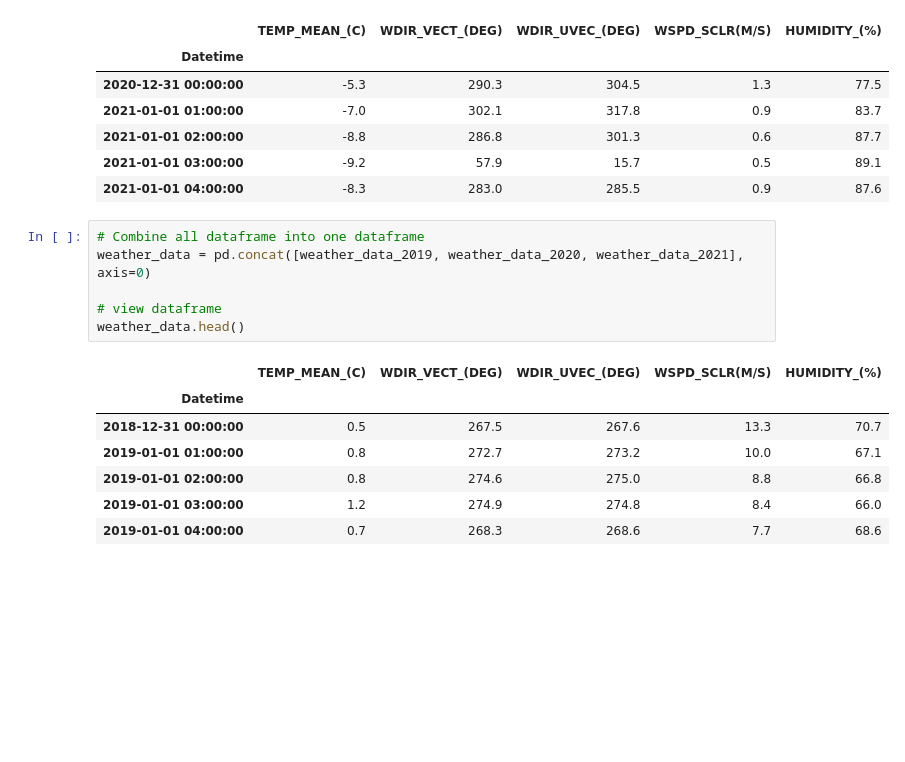
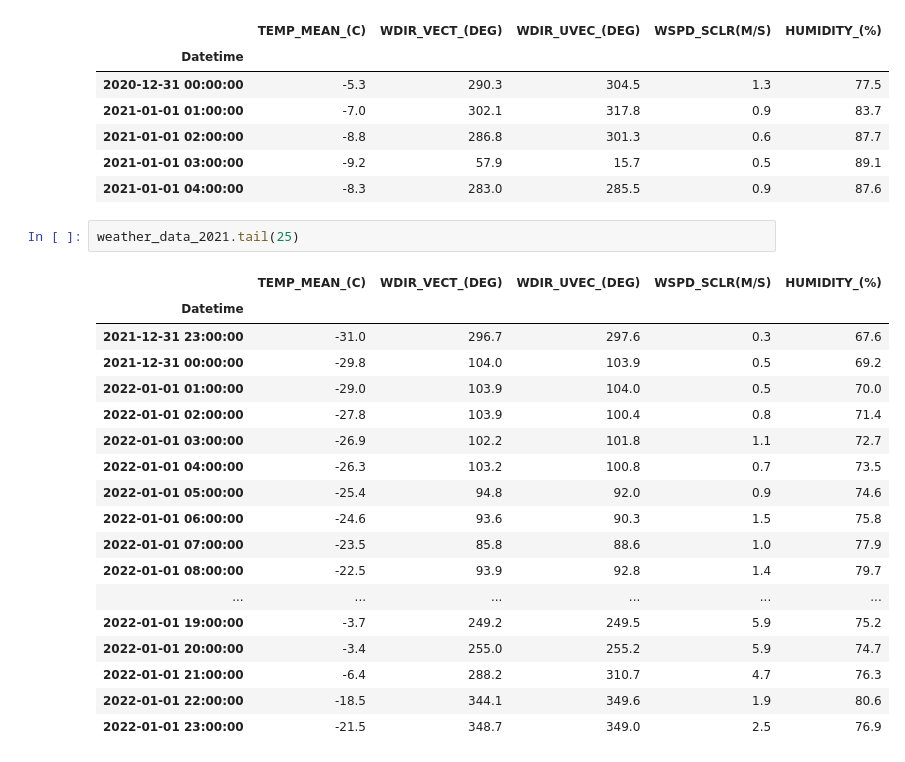
Before and after one commit to mirandadoris/CIV1498_Project2_Pythoneers, a Jupyter notebook: 1-Data_cleaning/Weather_Data_Cleaning.ipynb, the cells around one changed output. Drawn from its saved outputs; the diff is of its cells as text; blank space fills up the shorter version.

```diff
--- a/1-Data_cleaning/Weather_Data_Cleaning.ipynb
+++ b/1-Data_cleaning/Weather_Data_Cleaning.ipynb
@@ -89,17 +93,24 @@ weather_data_2021.head()
 | 2021-01-01 02:00:00 | -8.8 | 286.8 | 301.3 | 0.6 | 87.7 |
 | 2021-01-01 03:00:00 | -9.2 | 57.9 | 15.7 | 0.5 | 89.1 |
 | 2021-01-01 04:00:00 | -8.3 | 283.0 | 285.5 | 0.9 | 87.6 |
-# %%
-# Combine all dataframe into one dataframe
-weather_data = pd.concat([weather_data_2019, weather_data_2020, weather_data_2021], axis=0)
-
-# view dataframe
-weather_data.head()
-# %% [output]
-|  | TEMP_MEAN_(C) | WDIR_VECT_(DEG) | WDIR_UVEC_(DEG) | WSPD_SCLR(M/S) | HUMIDITY_(%) |
-| Datetime |  |  |  |  |  |
-| 2018-12-31 00:00:00 | 0.5 | 267.5 | 267.6 | 13.3 | 70.7 |
-| 2019-01-01 01:00:00 | 0.8 | 272.7 | 273.2 | 10.0 | 67.1 |
-| 2019-01-01 02:00:00 | 0.8 | 274.6 | 275.0 | 8.8 | 66.8 |
-| 2019-01-01 03:00:00 | 1.2 | 274.9 | 274.8 | 8.4 | 66.0 |
-| 2019-01-01 04:00:00 | 0.7 | 268.3 | 268.6 | 7.7 | 68.6 |
+# %%
+weather_data_2021.tail(25)
+# %% [output]
+|  | TEMP_MEAN_(C) | WDIR_VECT_(DEG) | WDIR_UVEC_(DEG) | WSPD_SCLR(M/S) | HUMIDITY_(%) |
+| Datetime |  |  |  |  |  |
+| 2021-12-31 23:00:00 | -31.0 | 296.7 | 297.6 | 0.3 | 67.6 |
+| 2021-12-31 00:00:00 | -29.8 | 104.0 | 103.9 | 0.5 | 69.2 |
+| 2022-01-01 01:00:00 | -29.0 | 103.9 | 104.0 | 0.5 | 70.0 |
+| 2022-01-01 02:00:00 | -27.8 | 103.9 | 100.4 | 0.8 | 71.4 |
+| 2022-01-01 03:00:00 | -26.9 | 102.2 | 101.8 | 1.1 | 72.7 |
+| 2022-01-01 04:00:00 | -26.3 | 103.2 | 100.8 | 0.7 | 73.5 |
+| 2022-01-01 05:00:00 | -25.4 | 94.8 | 92.0 | 0.9 | 74.6 |
+| 2022-01-01 06:00:00 | -24.6 | 93.6 | 90.3 | 1.5 | 75.8 |
+| 2022-01-01 07:00:00 | -23.5 | 85.8 | 88.6 | 1.0 | 77.9 |
+| 2022-01-01 08:00:00 | -22.5 | 93.9 | 92.8 | 1.4 | 79.7 |
+| ... | ... | ... | ... | ... | ... |
+| 2022-01-01 19:00:00 | -3.7 | 249.2 | 249.5 | 5.9 | 75.2 |
+| 2022-01-01 20:00:00 | -3.4 | 255.0 | 255.2 | 5.9 | 74.7 |
+| 2022-01-01 21:00:00 | -6.4 | 288.2 | 310.7 | 4.7 | 76.3 |
+| 2022-01-01 22:00:00 | -18.5 | 344.1 | 349.6 | 1.9 | 80.6 |
+| 2022-01-01 23:00:00 | -21.5 | 348.7 | 349.0 | 2.5 | 76.9 |
```
Also changed, not shown: parts of 11 cells of this notebook.
